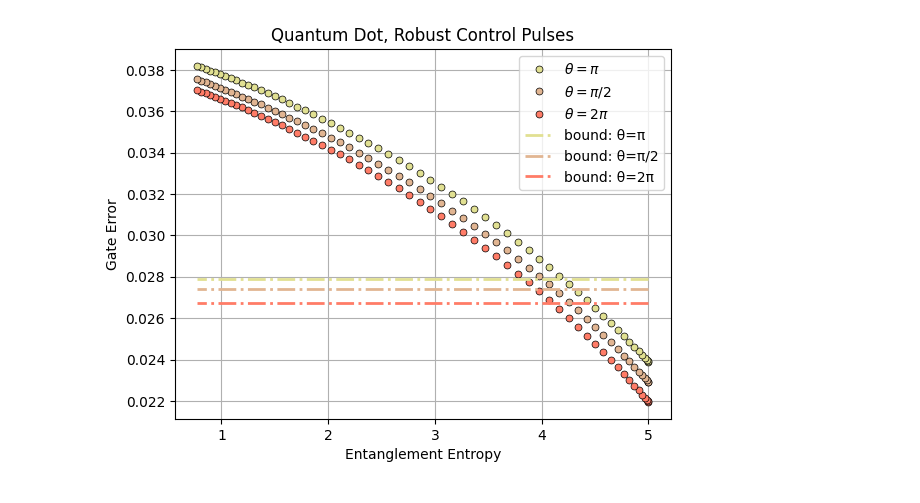
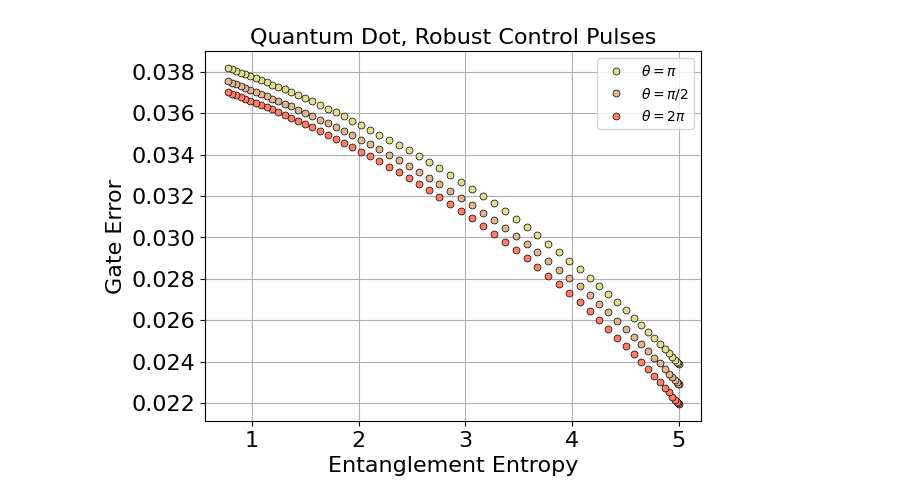
Before and after one commit to minidas/Entanglement-Induced-Resilience-of-Quantum-Dynamics, a Jupyter notebook: RCP.ipynb, the cells around one changed output. Cells and saved outputs as stored; diff of their text form; code cells hidden in the pictures.

```diff
--- a/RCP.ipynb
+++ b/RCP.ipynb
@@ -96,32 +96,34 @@ for model in analog_model:
 # %%
 import matplotlib.pyplot as plt
 temper=[(0.008*temp) for temp in range(1,60)]
 plt.plot(entropy_list,np.array(error_list)[:,0],color='0.3', marker='o', markersize=5, mfc="#e1e092", mec='k', linestyle='', markeredgewidth=0.5,label=r'$\theta=\pi$')
 plt.plot(entropy_list,np.array(error_list)[:,1],color='0.3', marker='o', markersize=5, mfc="#e1b592", mec='k', linestyle='', markeredgewidth=0.5,label=r'$\theta=\pi/2$')
 plt.plot(entropy_list,np.array(error_list)[:,2],color='0.3', marker='o', markersize=5, mfc="#ff7c67", mec='k', linestyle='', markeredgewidth=0.5,label=r'$\theta=2\pi$')
 
-plt.plot(entropy_list,[bound[0]]*60,color='#e1e092', linestyle='-.', label='bound: θ=π',linewidth=2)
-plt.plot(entropy_list,[bound[1]]*60,color='#e1b592', linestyle='-.', label='bound: θ=π/2',linewidth=2)
-plt.plot(entropy_list,[bound[2]]*60,color='#ff7c67', linestyle='-.', label='bound: θ=2π',linewidth=2)
+# plt.plot(entropy_list,[bound[0]]*60,color='#e1e092', linestyle='-.', label='bound: θ=π',linewidth=2)
+# plt.plot(entropy_list,[bound[1]]*60,color='#e1b592', linestyle='-.', label='bound: θ=π/2',linewidth=2)
+# plt.plot(entropy_list,[bound[2]]*60,color='#ff7c67', linestyle='-.', label='bound: θ=2π',linewidth=2)
 # plt.plot(temper,np.array(error_list)[1:,0],color='0.3', marker='o', markersize=5, mfc="#e1e092", mec='k', linestyle='', markeredgewidth=0.5,label=r'$\theta=\pi$')
 # plt.plot(temper,np.array(error_list)[1:,1],color='0.3', marker='o', markersize=5, mfc="#e1b592", mec='k', linestyle='', markeredgewidth=0.5,label=r'$\theta=\pi/2$')
 # plt.plot(temper,np.array(error_list)[1:,2],color='0.3', marker='o', markersize=5, mfc="#ff7c67", mec='k', linestyle='', markeredgewidth=0.5,label=r'$\theta=2\pi$')
 
 # plt.plot(temper,[bound[0]]*59,color='#e1e092', linestyle='-.', label='bound: θ=π',linewidth=2)
 # plt.plot(temper,[bound[1]]*59,color='#e1b592', linestyle='-.', label='bound: θ=π/2',linewidth=2)
 # plt.plot(temper,[bound[2]]*59,color='#ff7c67', linestyle='-.', label='bound: θ=2π',linewidth=2)
 
 
-plt.xlabel('Entanglement Entropy')
+plt.xlabel('Entanglement Entropy',fontsize=16)
 # plt.xlabel(r'Temperature$^{-1}$')
-plt.ylabel('Gate Error')
-plt.title('Quantum Dot, Robust Control Pulses')
+plt.ylabel('Gate Error',fontsize=16)
+plt.xticks(fontsize=16)
+plt.yticks(fontsize=16)
+plt.title('Quantum Dot, Robust Control Pulses',fontsize=16)
 plt.legend(loc=0)
 plt.grid()
 plt.savefig('./Figures/RCP_temperature_error.pdf',bbox_inches='tight',dpi=600)
 plt.show()
 # %% [output]
-[figure, old version]
+[figure, new version]
 # %%
 #RCP plotting
 time = np.linspace(0,180 , 50)
```
Also changed, not shown: parts of 1 cell of this notebook, 10 other files.
